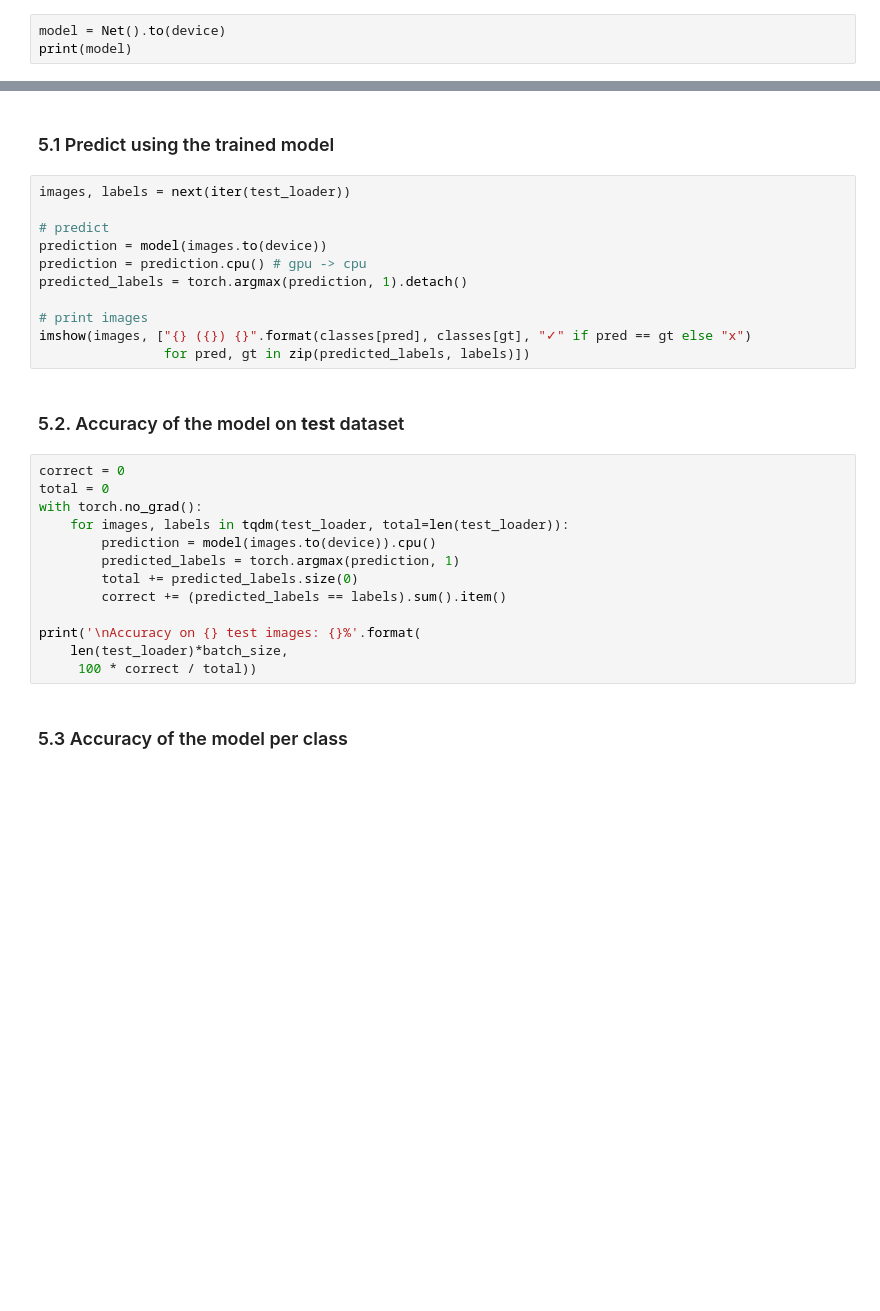
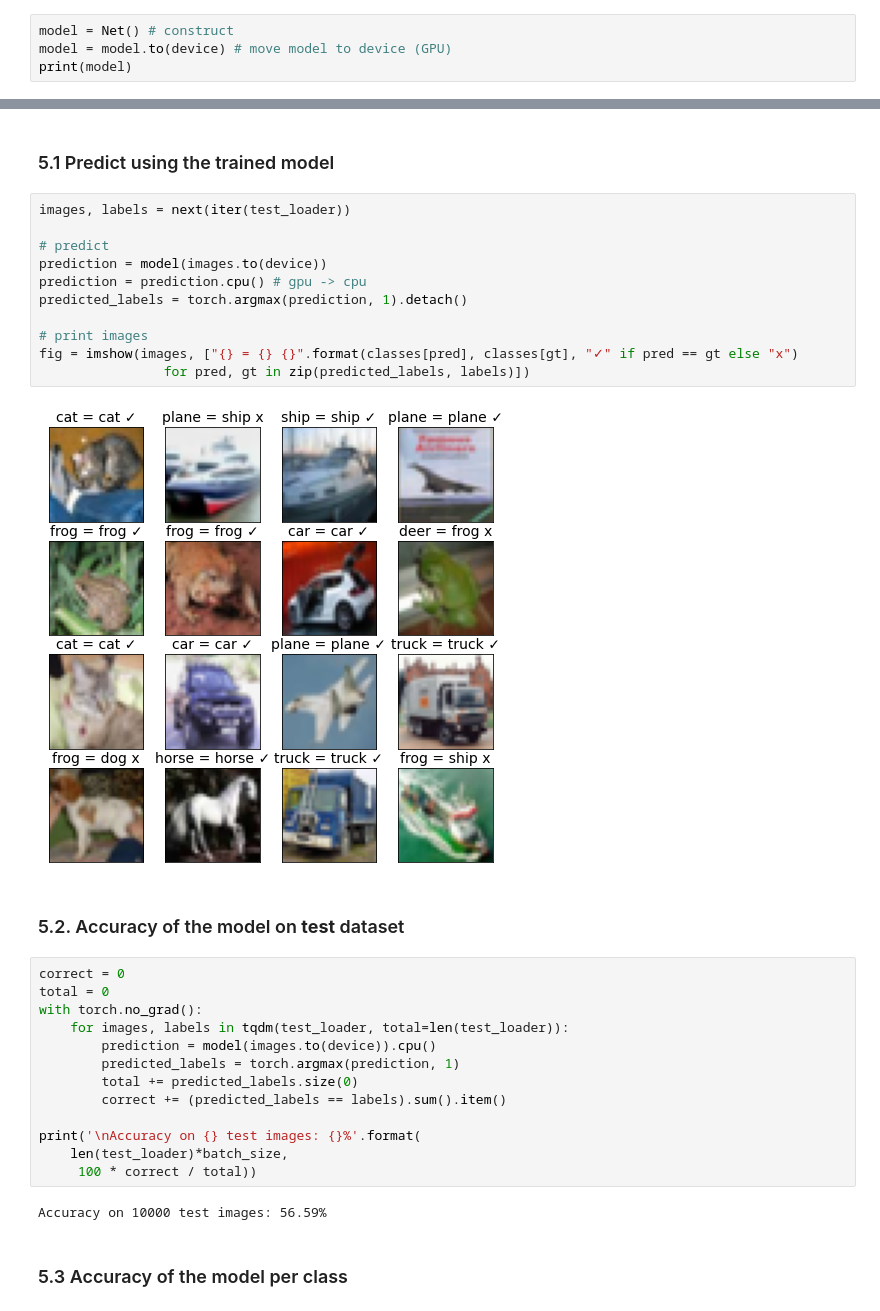
Before and after one commit to lento234/ml-tutorials, a Jupyter notebook: 01-basics/CIFAR10.ipynb, the cells around one changed output, grey strips where cells are left out. Drawn from its saved outputs; the diff is of its cells as text; blank space fills up the shorter version.

```diff
--- a/01-basics/CIFAR10.ipynb
+++ b/01-basics/CIFAR10.ipynb
@@ -146,5 +181,6 @@ class Net(nn.Module):
         x = self.layer5(x)
         return x
 # %%
-model = Net().to(device)
+model = Net() # construct
+model = model.to(device) # move model to device (GPU)
 print(model)
@@ -203,14 +271,16 @@ ax.set(xlabel='epoch', ylabel='loss',
 # %%
 images, labels = next(iter(test_loader))
 
 # predict
 prediction = model(images.to(device))
 prediction = prediction.cpu() # gpu -> cpu
 predicted_labels = torch.argmax(prediction, 1).detach()
 
 # print images
-imshow(images, ["{} ({}) {}".format(classes[pred], classes[gt], "✓" if pred == gt else "x")
+fig = imshow(images, ["{} = {} {}".format(classes[pred], classes[gt], "✓" if pred == gt else "x")
                 for pred, gt in zip(predicted_labels, labels)])
+# %% [output]
+[figure, added]
 # %% [markdown]
 ### 5.2. Accuracy of the model on **test** dataset
 # %%
@@ -226,6 +296,8 @@ with torch.no_grad():
 print('\nAccuracy on {} test images: {}%'.format(
     len(test_loader)*batch_size,
      100 * correct / total))
+# %% [output]
+Accuracy on 10000 test images: 56.59%
 # %% [markdown]
 ### 5.3 Accuracy of the model per class
 # %%
```
Also changed, not shown: parts of 27 cells of this notebook, 1 other file.
